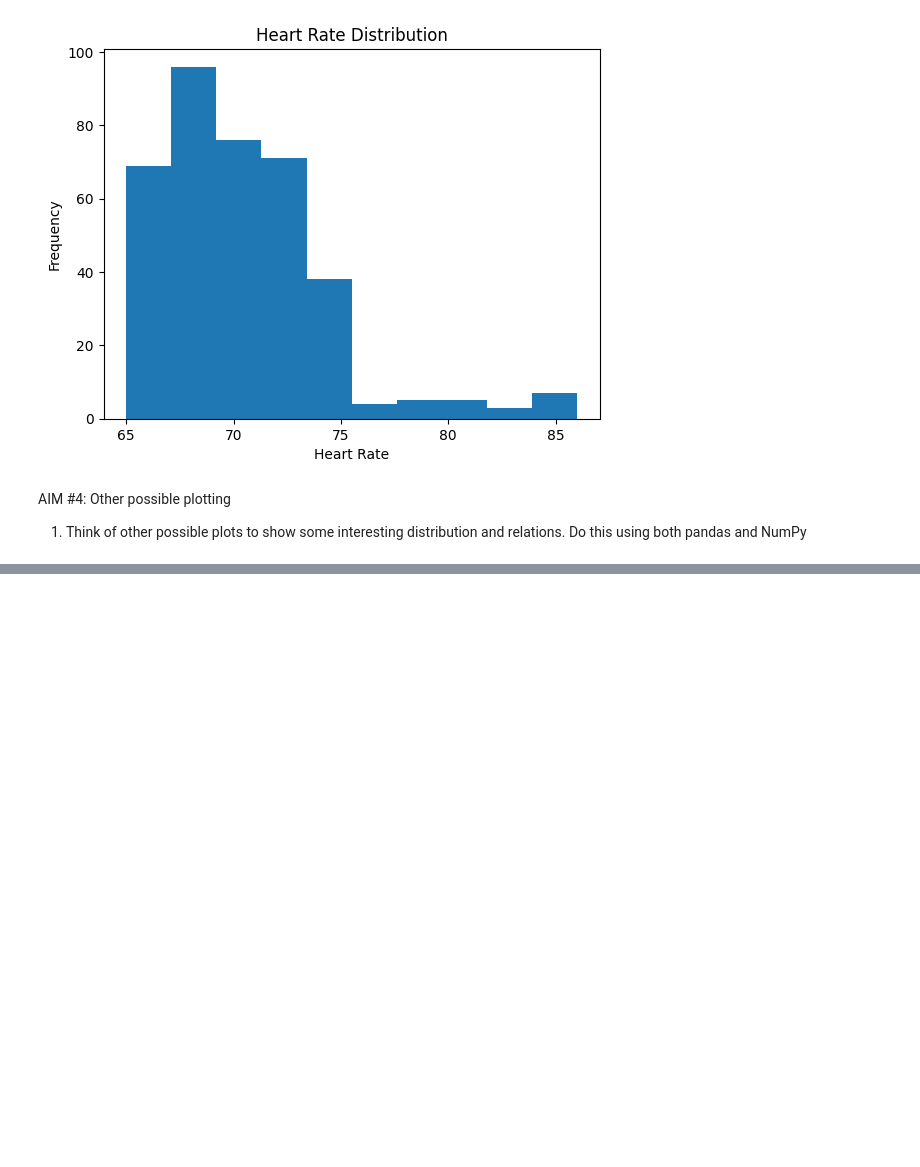
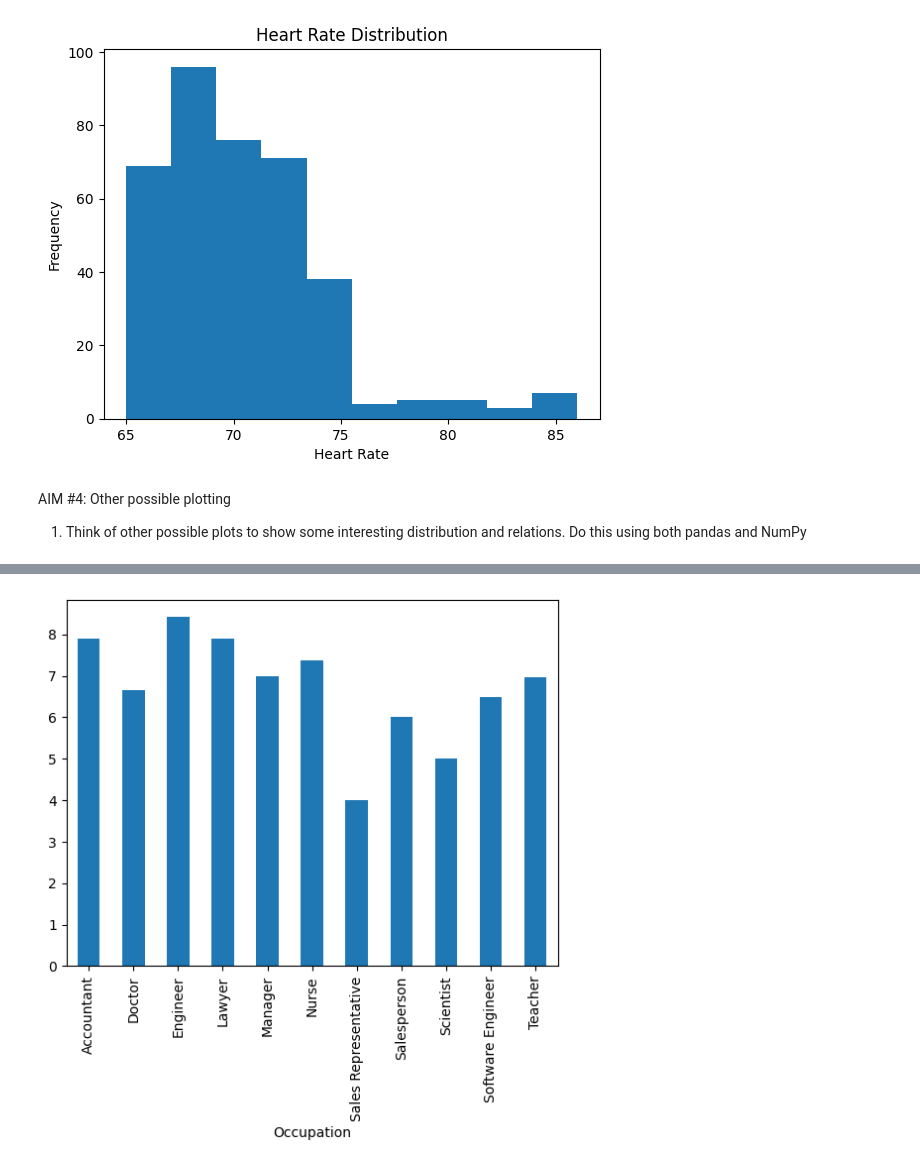
Before and after one commit to rocky-d/scse, a Jupyter notebook: exercise-non-graded/ngex6/ngex6.ipynb, the cells around one changed output, grey strips where cells are left out. Saved outputs shown, nothing was run; the diff lists cells and outputs as text; code cells hidden in the pictures; blank space fills up the shorter version.

```diff
--- a/exercise-non-graded/ngex6/ngex6.ipynb
+++ b/exercise-non-graded/ngex6/ngex6.ipynb
@@ -226,0 +232,5 @@ AIM #4: Other possible plotting
+# %%
+df.groupby('Occupation')['Quality of Sleep'].mean().plot(kind='bar')
+plt.show()
+# %% [output]
+[figure, added]
```
Also changed, not shown: parts of 4 cells of this notebook.
